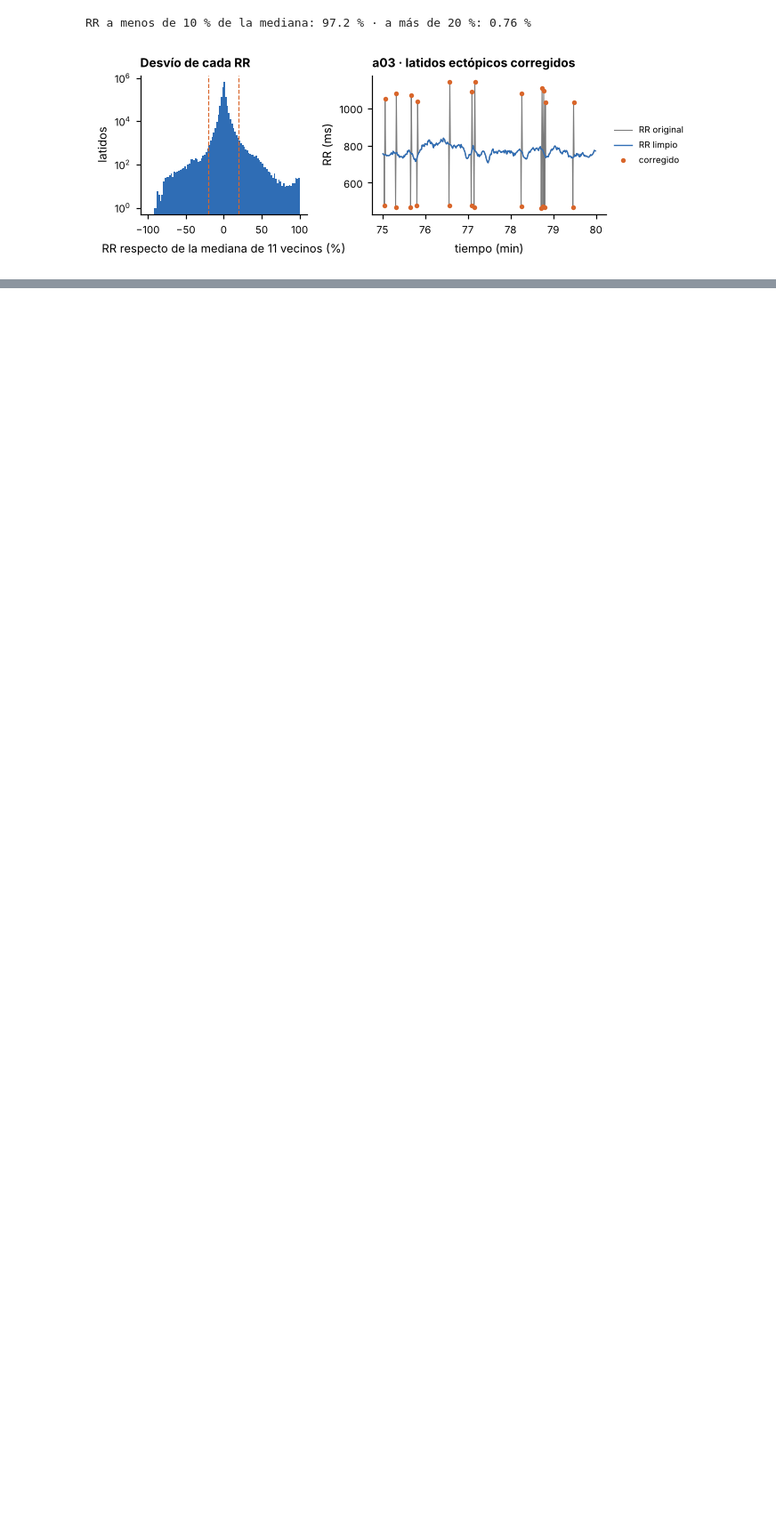
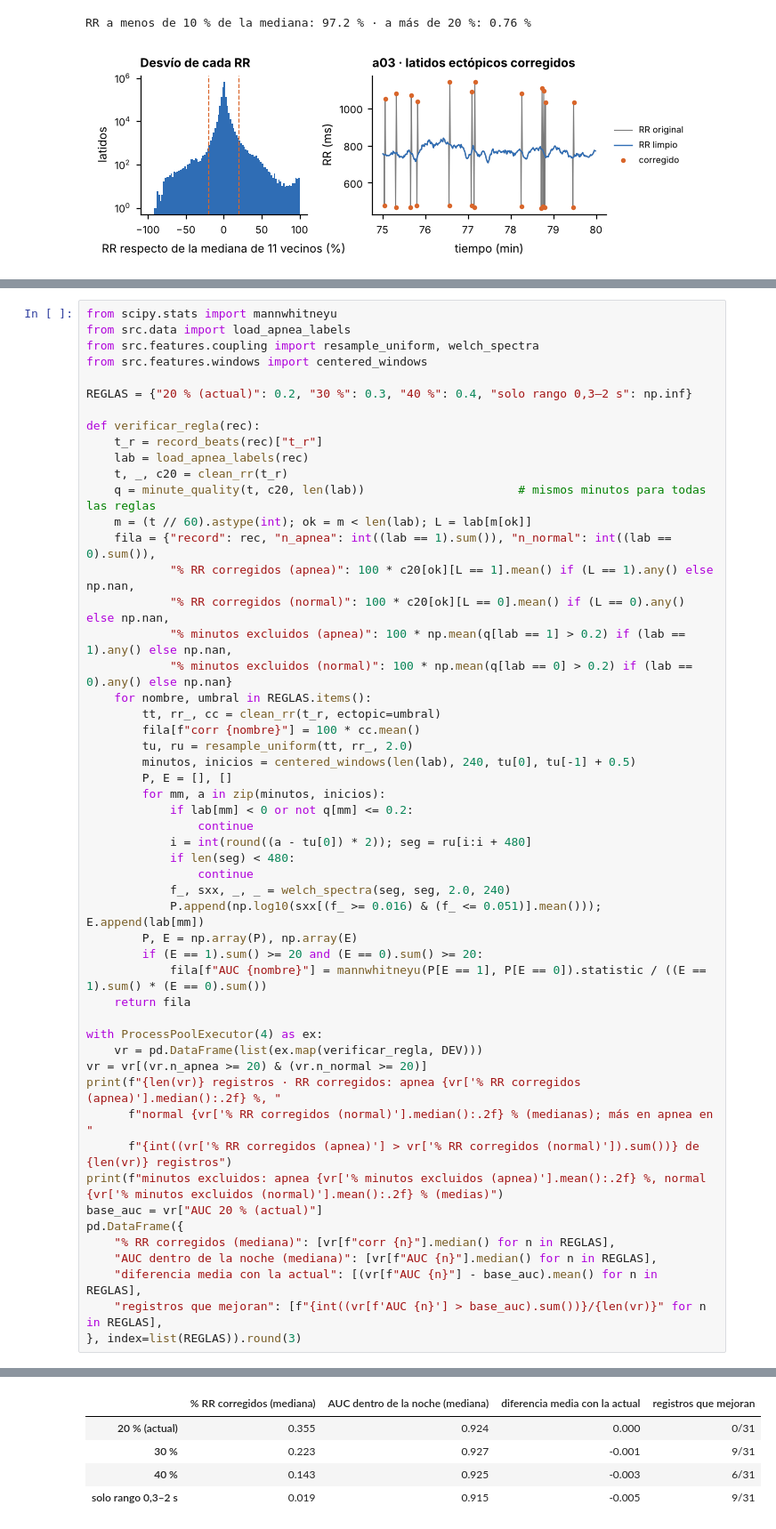
Before and after one commit to afrateitba/PSIB2026Q2-TPS-Grupo08-Frate-Tenca-Weizman, a Jupyter notebook: notebooks/02_filtro_y_latidos.ipynb, the cells around one changed output, grey strips where cells are left out. Shown at 89% size. Saved outputs shown, nothing was run; the diff lists cells and outputs as text; blank space fills up the shorter version.

```diff
--- a/notebooks/02_filtro_y_latidos.ipynb
+++ b/notebooks/02_filtro_y_latidos.ipynb
@@ -575,0 +584,53 @@ RR a menos de 10 % de la mediana: 97.2 % · a más de 20 %: 0.76 %
+# %%
+from scipy.stats import mannwhitneyu
+from src.data import load_apnea_labels
+from src.features.coupling import resample_uniform, welch_spectra
+from src.features.windows import centered_windows
+
+REGLAS = {"20 % (actual)": 0.2, "30 %": 0.3, "40 %": 0.4, "solo rango 0,3–2 s": np.inf}
+
+def verificar_regla(rec):
+    t_r = record_beats(rec)["t_r"]
+    lab = load_apnea_labels(rec)
+    t, _, c20 = clean_rr(t_r)
+    q = minute_quality(t, c20, len(lab))                      # mismos minutos para todas las reglas
+    m = (t // 60).astype(int); ok = m < len(lab); L = lab[m[ok]]
+    fila = {"record": rec, "n_apnea": int((lab == 1).sum()), "n_normal": int((lab == 0).sum()),
+            "% RR corregidos (apnea)": 100 * c20[ok][L == 1].mean() if (L == 1).any() else np.nan,
+            "% RR corregidos (normal)": 100 * c20[ok][L == 0].mean() if (L == 0).any() else np.nan,
+            "% minutos excluidos (apnea)": 100 * np.mean(q[lab == 1] > 0.2) if (lab == 1).any() else np.nan,
+            "% minutos excluidos (normal)": 100 * np.mean(q[lab == 0] > 0.2) if (lab == 0).any() else np.nan}
+    for nombre, umbral in REGLAS.items():
+        tt, rr_, cc = clean_rr(t_r, ectopic=umbral)
+        fila[f"corr {nombre}"] = 100 * cc.mean()
+        tu, ru = resample_uniform(tt, rr_, 2.0)
+        minutos, inicios = centered_windows(len(lab), 240, tu[0], tu[-1] + 0.5)
+        P, E = [], []
+        for mm, a in zip(minutos, inicios):
+            if lab[mm] < 0 or not q[mm] <= 0.2:
+                continue
+            i = int(round((a - tu[0]) * 2)); seg = ru[i:i + 480]
+            if len(seg) < 480:
+                continue
+            f_, sxx, _, _ = welch_spectra(seg, seg, 2.0, 240)
+            P.append(np.log10(sxx[(f_ >= 0.016) & (f_ <= 0.051)].mean())); E.append(lab[mm])
+        P, E = np.array(P), np.array(E)
+        if (E == 1).sum() >= 20 and (E == 0).sum() >= 20:
+            fila[f"AUC {nombre}"] = mannwhitneyu(P[E == 1], P[E == 0]).statistic / ((E == 1).sum() * (E == 0).sum())
+    return fila
+
+with ProcessPoolExecutor(4) as ex:
+    vr = pd.DataFrame(list(ex.map(verificar_regla, DEV)))
+vr = vr[(vr.n_apnea >= 20) & (vr.n_normal >= 20)]
+print(f"{len(vr)} registros · RR corregidos: apnea {vr['% RR corregidos (apnea)'].median():.2f} %, "
+      f"normal {vr['% RR corregidos (normal)'].median():.2f} % (medianas); más en apnea en "
+      f"{int((vr['% RR corregidos (apnea)'] > vr['% RR corregidos (normal)']).sum())} de {len(vr)} registros")
+print(f"minutos excluidos: apnea {vr['% minutos excluidos (apnea)'].mean():.2f} %, normal {vr['% minutos excluidos (normal)'].mean():.2f} % (medias)")
+base_auc = vr["AUC 20 % (actual)"]
+pd.DataFrame({
+    "% RR corregidos (mediana)": [vr[f"corr {n}"].median() for n in REGLAS],
+    "AUC dentro de la noche (mediana)": [vr[f"AUC {n}"].median() for n in REGLAS],
+    "diferencia media con la actual": [(vr[f"AUC {n}"] - base_auc).mean() for n in REGLAS],
+    "registros que mejoran": [f"{int((vr[f'AUC {n}'] > base_auc).sum())}/{len(vr)}" for n in REGLAS],
+}, index=list(REGLAS)).round(3)
+# %% [output]
@@ -576 +639,6 @@ RR a menos de 10 % de la mediana: 97.2 % · a más de 20 %: 0.76 %
+|  | % RR corregidos (mediana) | AUC dentro de la noche (mediana) | diferencia media con la actual | registros que mejoran |
+| 20 % (actual) | 0.355 | 0.924 | 0.000 | 0/31 |
+| 30 % | 0.223 | 0.927 | -0.001 | 9/31 |
+| 40 % | 0.143 | 0.925 | -0.003 | 6/31 |
+| solo rango 0,3–2 s | 0.019 | 0.915 | -0.005 | 9/31 |
 # %% [markdown]
```
Also changed, not shown: parts of 4 cells of this notebook.
